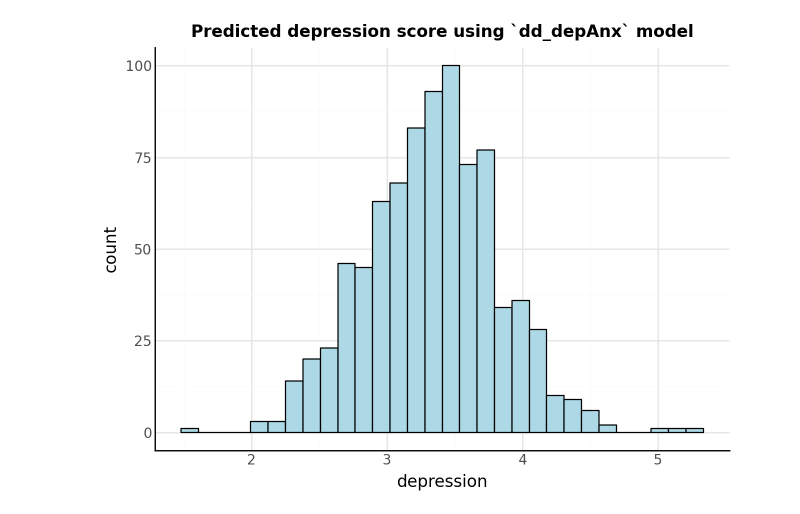
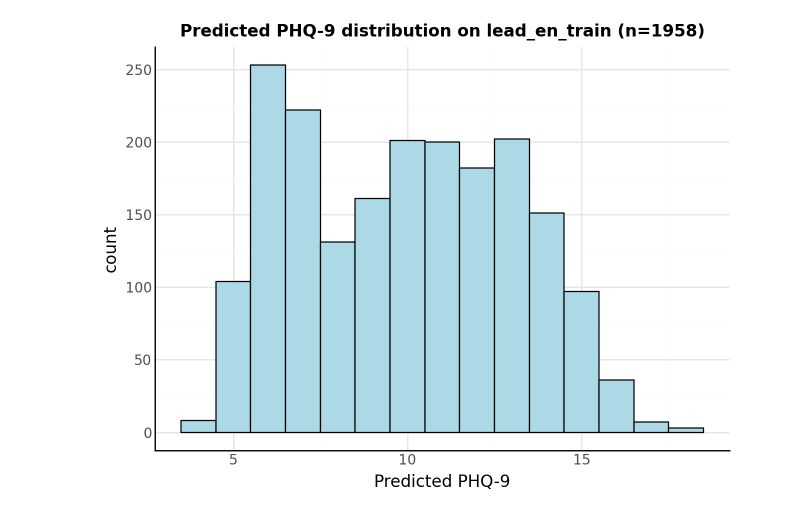
Before and after one commit to shshnk94/personallm, a Jupyter notebook: notebooks/analysis.ipynb, the cells around one changed output. Drawn from its saved outputs; the diff is of its cells as text; code cells hidden in the pictures.

Commit message:
adds llm generation and results plot

```diff
--- a/notebooks/analysis.ipynb
+++ b/notebooks/analysis.ipynb
@@ -1,9 +1,17 @@
 # %%
 from pathlib import Path
+import numpy as np
 import pandas as pd
 import plotnine as p9
-from sqlalchemy import create_engine
+from sqlalchemy import create_engine, text
 
+USERNAME = "ssubrahmanya"
 DATAFOLDER = Path("../data/")
+SEED = 42
 
-engine = create_engine("mysql://ssubrahmanya@/personallm?charset=utf8mb4")
+engine = create_engine(
+    f"mysql://{USERNAME}@/{USERNAME}?charset=utf8mb4",
+    connect_args={
+        "read_default_file": str(Path.home() / ".my.cnf")
+    }
+)
@@ -28,31 +113,25 @@ prompts = pd.read_csv(DATAFOLDER / "generated_prompts.csv")
 # %%
-query = "SELECT group_id, group_norm AS depression FROM `feat$cat_dd_depAnx_w$responses$message_id$1gra` WHERE feat = 'DEP_SCORE'"
-lbmha = pd.read_sql(query, engine)
+phq9_llm = pd.read_sql(
+    "SELECT group_id AS message_id, value AS phq9_pred "
+    "FROM `feat$p_ridg_phq9_pred$responses$message_id` WHERE feat = 'phq9'",
+    engine
+)
 
-dd_depAnx = (
-    p9.ggplot(
-        data=lbmha,
-        mapping=p9.aes(x="depression")
-    ) +
-    p9.geom_histogram(
-        bins=30,
-        color="black",
-        fill="lightblue"
-    ) +
-    p9.labs(
-        x="depression",
+(
+    p9.ggplot(phq9_llm, p9.aes(x="phq9_pred"))
+    + p9.geom_histogram(binwidth=1, color="black", fill="lightblue")
+    + p9.labs(
+        x="Predicted PHQ-9",
         y="count",
-        title="Predicted depression score using `dd_depAnx` model"
-    ) +
-    p9.theme_minimal() +
-    p9.theme(
-        axis_line= p9.element_line(color="black"),
-        axis_title= p9.element_text(size=12),
-        axis_text= p9.element_text(size=10),
-        plot_title= p9.element_text(size=12, face="bold")
+        title=f"Predicted PHQ-9 distribution on lead_en_train (n={len(phq9_llm)})",
+    )
+    + p9.theme_minimal()
+    + p9.theme(
+        axis_line=p9.element_line(color="black"),
+        axis_title=p9.element_text(size=12),
+        axis_text=p9.element_text(size=10),
+        plot_title=p9.element_text(size=12, face="bold"),
     )
 )
-
-dd_depAnx
 # %% [output]
-[figure, old version]
+[figure, new version]
```
Also changed, not shown: parts of 15 cells of this notebook, 8 other files.
